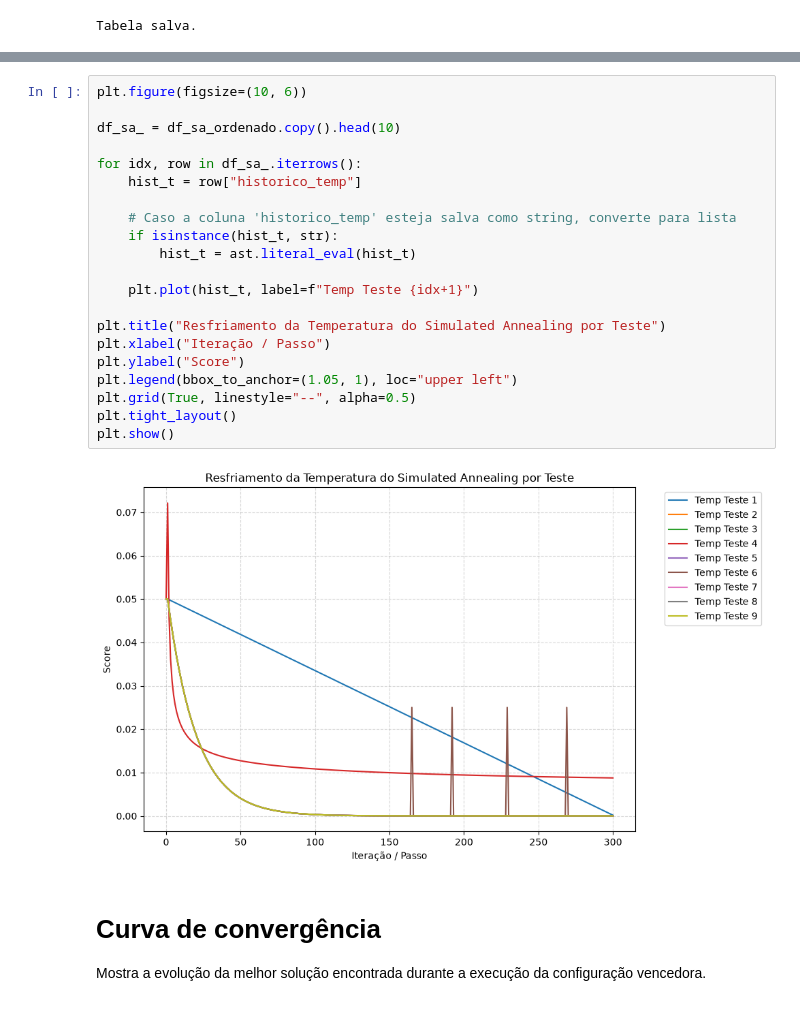
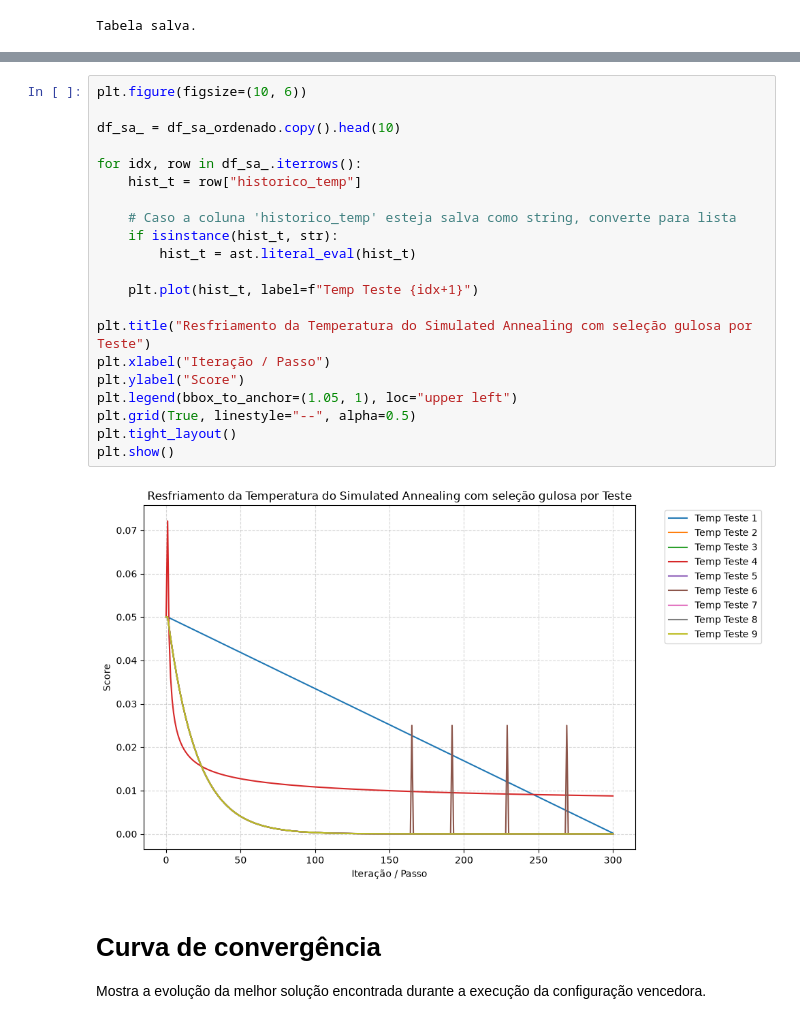
Before and after one commit to AbnerErnaniADSFatec/optimization_algorithms_impl, a Jupyter notebook: simulated_annealing_com_gulosa.ipynb, the cells around one changed output, grey strips where cells are left out. Saved outputs shown, nothing was run; the diff lists cells and outputs as text.

```diff
--- a/simulated_annealing_com_gulosa.ipynb
+++ b/simulated_annealing_com_gulosa.ipynb
@@ -565,26 +565,26 @@ plt.show()
 # %%
 plt.figure(figsize=(10, 6))
 
 df_sa_ = df_sa_ordenado.copy().head(10)
 
 for idx, row in df_sa_.iterrows():
     hist_t = row["historico_temp"]
 
     # Caso a coluna 'historico_temp' esteja salva como string, converte para lista
     if isinstance(hist_t, str):
         hist_t = ast.literal_eval(hist_t)
 
     plt.plot(hist_t, label=f"Temp Teste {idx+1}")
 
-plt.title("Resfriamento da Temperatura do Simulated Annealing por Teste")
+plt.title("Resfriamento da Temperatura do Simulated Annealing com seleção gulosa por Teste")
 plt.xlabel("Iteração / Passo")
 plt.ylabel("Score")
 plt.legend(bbox_to_anchor=(1.05, 1), loc="upper left")
 plt.grid(True, linestyle="--", alpha=0.5)
 plt.tight_layout()
 plt.show()
 # %% [output]
-[figure, old version]
+[figure, new version]
 # %% [markdown]
 # Curva de convergência
 
```
Also changed, not shown: parts of 2 cells of this notebook, 1 other file.
